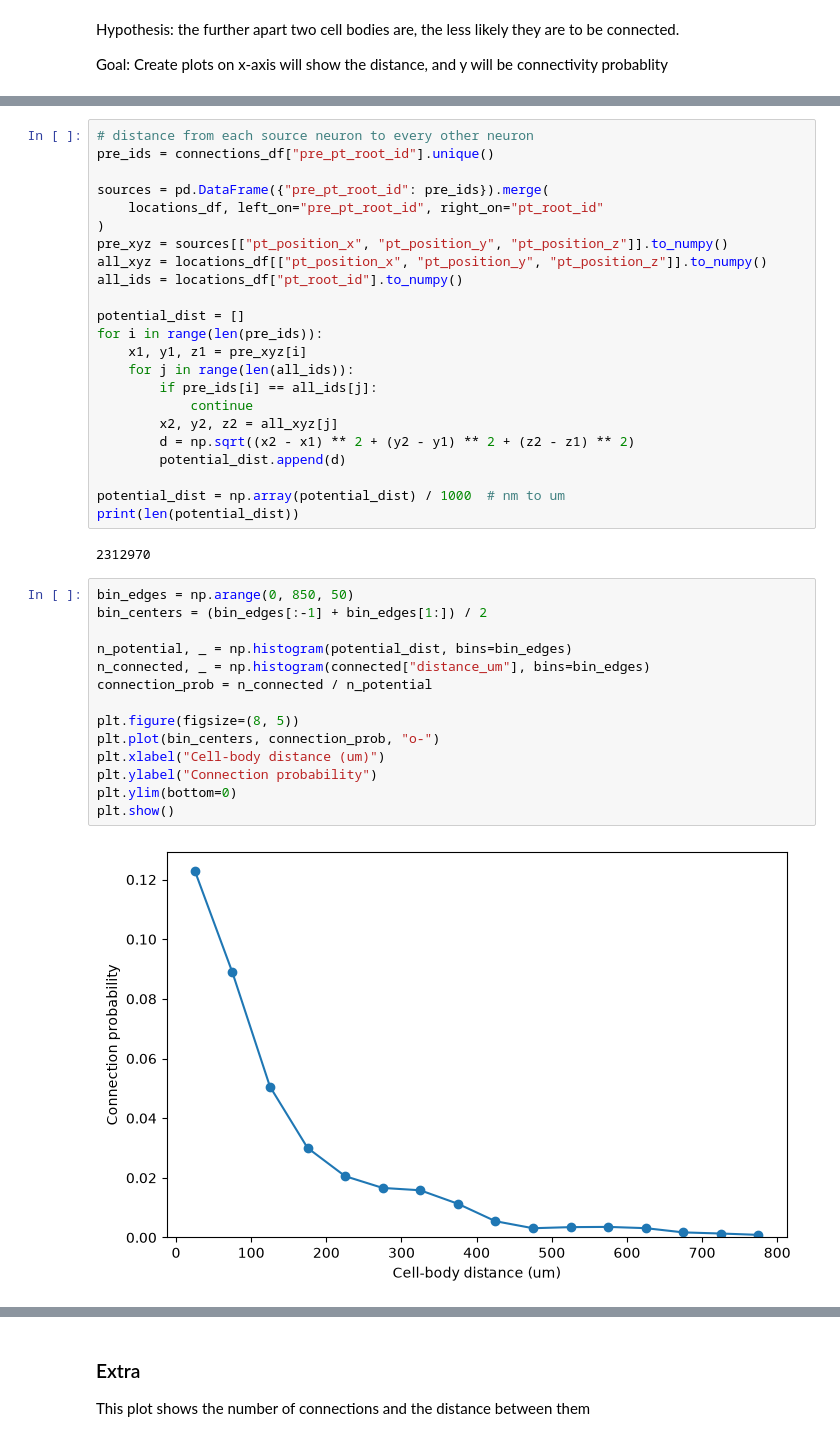
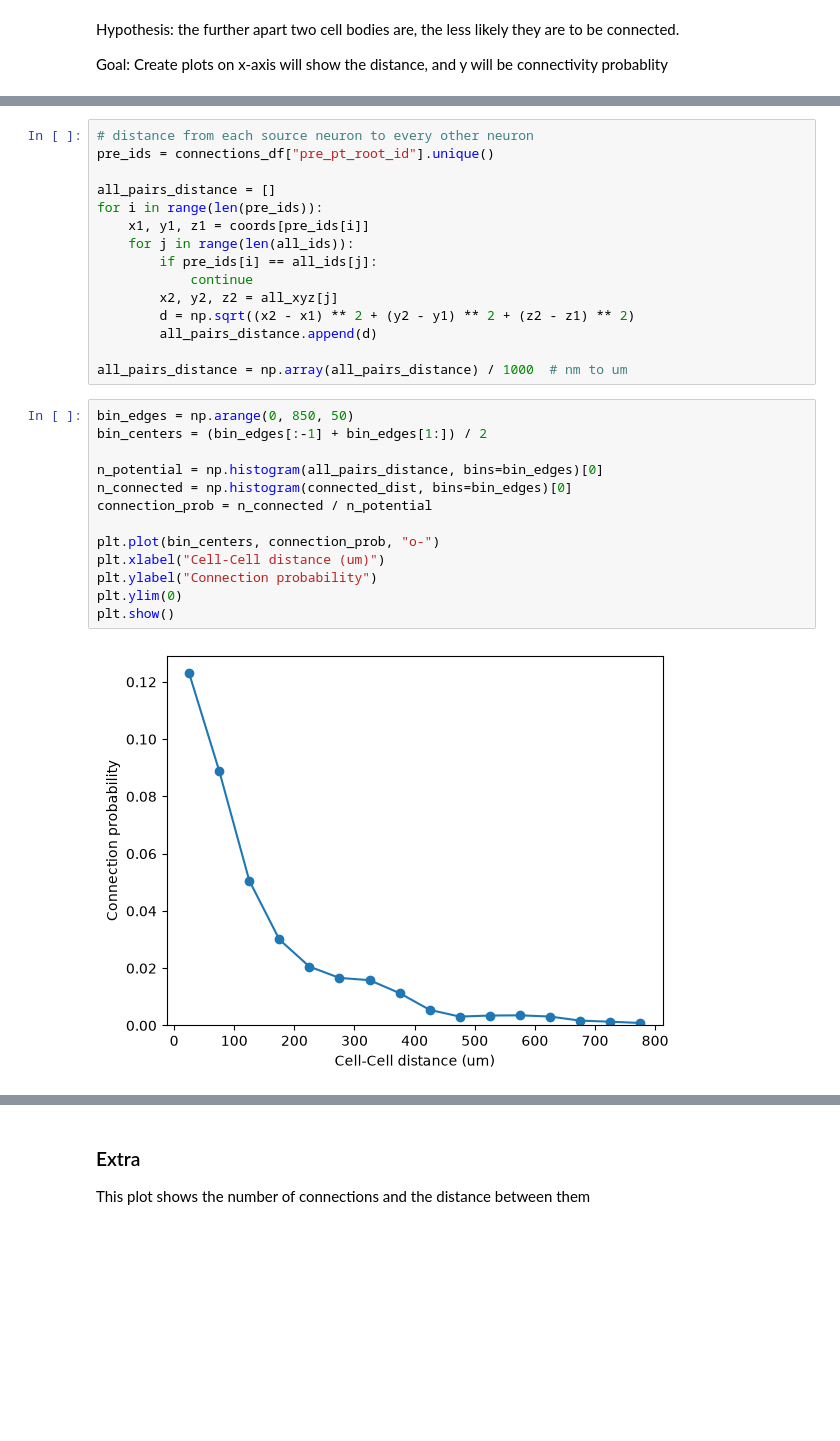
Before and after one commit to 6namdang/connectomes-assignment, a Jupyter notebook: assignments/assignment2.ipynb, the cells around one changed output, grey strips where cells are left out. Cells and saved outputs as stored; diff of their text form; blank space fills up the shorter version.

```diff
--- a/assignments/assignment2.ipynb
+++ b/assignments/assignment2.ipynb
@@ -45,40 +58,29 @@ connected[["pre_pt_root_id", "post_pt_root_id", "syn_count", "distance_um"]].hea
 # distance from each source neuron to every other neuron
 pre_ids = connections_df["pre_pt_root_id"].unique()
 
-sources = pd.DataFrame({"pre_pt_root_id": pre_ids}).merge(
-    locations_df, left_on="pre_pt_root_id", right_on="pt_root_id"
-)
-pre_xyz = sources[["pt_position_x", "pt_position_y", "pt_position_z"]].to_numpy()
-all_xyz = locations_df[["pt_position_x", "pt_position_y", "pt_position_z"]].to_numpy()
-all_ids = locations_df["pt_root_id"].to_numpy()
-
-potential_dist = []
+all_pairs_distance = []
 for i in range(len(pre_ids)):
-    x1, y1, z1 = pre_xyz[i]
+    x1, y1, z1 = coords[pre_ids[i]]
     for j in range(len(all_ids)):
         if pre_ids[i] == all_ids[j]:
             continue
         x2, y2, z2 = all_xyz[j]
         d = np.sqrt((x2 - x1) ** 2 + (y2 - y1) ** 2 + (z2 - z1) ** 2)
-        potential_dist.append(d)
+        all_pairs_distance.append(d)
 
-potential_dist = np.array(potential_dist) / 1000  # nm to um
-print(len(potential_dist))
+all_pairs_distance = np.array(all_pairs_distance) / 1000  # nm to um
-# %% [output]
-2312970
 # %%
 bin_edges = np.arange(0, 850, 50)
 bin_centers = (bin_edges[:-1] + bin_edges[1:]) / 2
 
-n_potential, _ = np.histogram(potential_dist, bins=bin_edges)
-n_connected, _ = np.histogram(connected["distance_um"], bins=bin_edges)
+n_potential = np.histogram(all_pairs_distance, bins=bin_edges)[0]
+n_connected = np.histogram(connected_dist, bins=bin_edges)[0]
 connection_prob = n_connected / n_potential
 
-plt.figure(figsize=(8, 5))
 plt.plot(bin_centers, connection_prob, "o-")
-plt.xlabel("Cell-body distance (um)")
+plt.xlabel("Cell-Cell distance (um)")
 plt.ylabel("Connection probability")
-plt.ylim(bottom=0)
+plt.ylim(0)
 plt.show()
 # %% [output]
-[figure, old version]
+[figure, new version]
```
Also changed, not shown: parts of 10 cells of this notebook, 1 other file.
